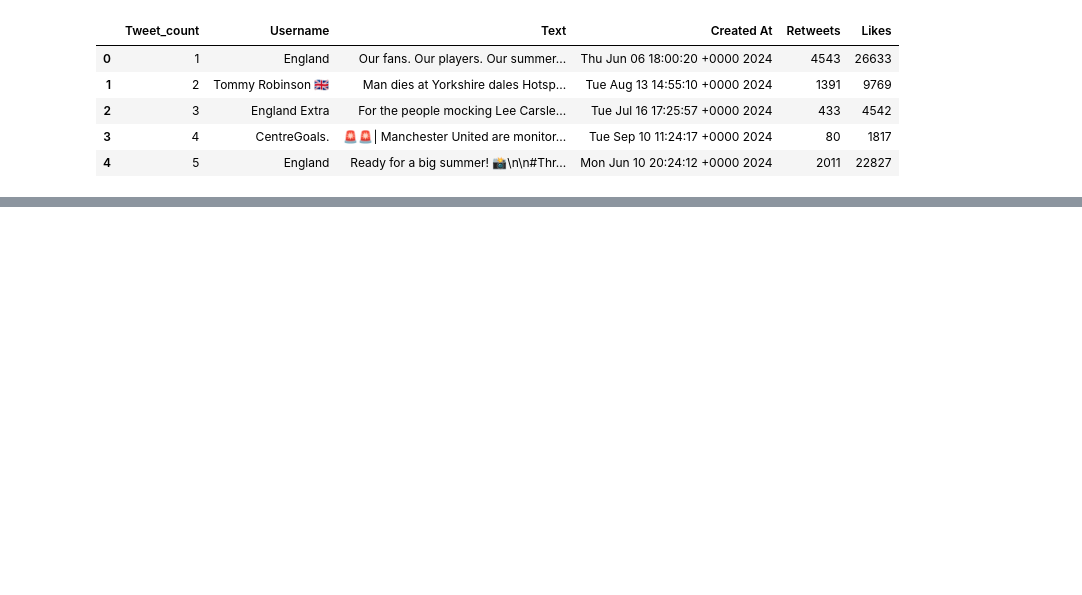
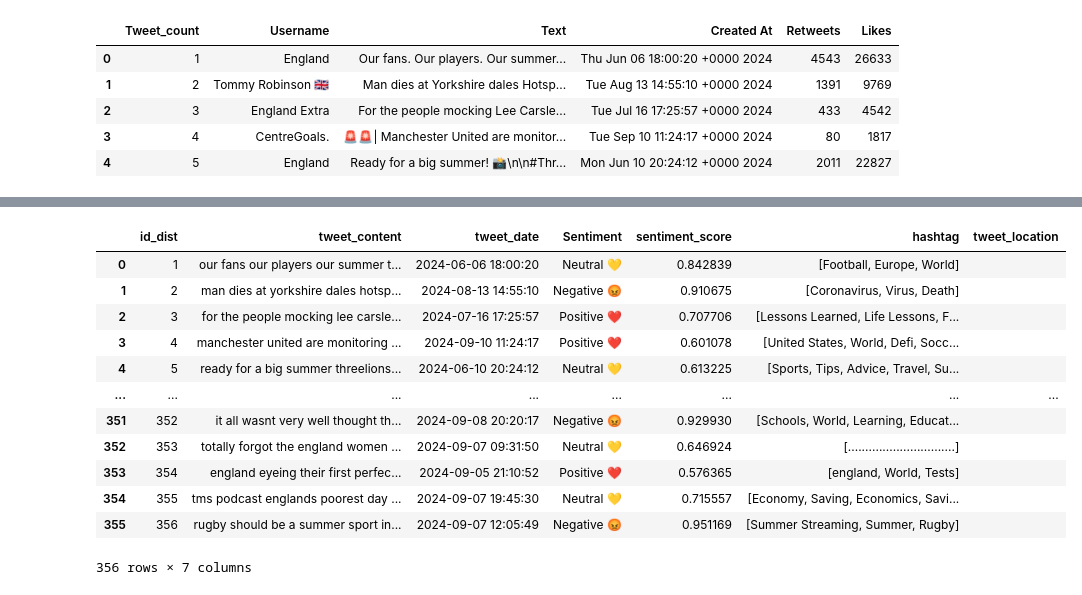
Before and after one commit to triom/LIVE-TWITTER-SENTIMENT-ANALYSIS, a Jupyter notebook: src/draft.ipynb, the cells around one changed output, grey strips where cells are left out. Cells and saved outputs as stored; diff of their text form; code cells hidden in the pictures; blank space fills up the shorter version.

```diff
--- a/src/draft.ipynb
+++ b/src/draft.ipynb
@@ -150,0 +165,21 @@ df_with_hashtags.head()
+# %%
+# Assign unique IDs
+df_with_hashtags['id_dist'] = range(1, len(df_with_hashtags) + 1)
+# %%
+df_with_hashtags['tweet_location'] = ""
+# %%
+df_with_hashtags
+# %% [output]
+|  | id_dist | tweet_content | tweet_date | Sentiment | sentiment_score | hashtag | tweet_location |
+| 0 | 1 | our fans our players our summer t... | 2024-06-06 18:00:20 | Neutral 💛 | 0.842839 | [Football, Europe, World] |  |
+| 1 | 2 | man dies at yorkshire dales hotsp... | 2024-08-13 14:55:10 | Negative 😡 | 0.910675 | [Coronavirus, Virus, Death] |  |
+| 2 | 3 | for the people mocking lee carsle... | 2024-07-16 17:25:57 | Positive ❤️ | 0.707706 | [Lessons Learned, Life Lessons, F... |  |
+| 3 | 4 | manchester united are monitoring ... | 2024-09-10 11:24:17 | Positive ❤️ | 0.601078 | [United States, World, Defi, Socc... |  |
+| 4 | 5 | ready for a big summer threelions... | 2024-06-10 20:24:12 | Neutral 💛 | 0.613225 | [Sports, Tips, Advice, Travel, Su... |  |
+| ... | ... | ... | ... | ... | ... | ... | ... |
+| 351 | 352 | it all wasnt very well thought th... | 2024-09-08 20:20:17 | Negative 😡 | 0.929930 | [Schools, World, Learning, Educat... |  |
+| 352 | 353 | totally forgot the england women ... | 2024-09-07 09:31:50 | Neutral 💛 | 0.646924 | [...............................] |  |
+| 353 | 354 | england eyeing their first perfec... | 2024-09-05 21:10:52 | Positive ❤️ | 0.576365 | [england, World, Tests] |  |
+| 354 | 355 | tms podcast englands poorest day ... | 2024-09-07 19:45:30 | Neutral 💛 | 0.715557 | [Economy, Saving, Economics, Savi... |  |
+| 355 | 356 | rugby should be a summer sport in... | 2024-09-07 12:05:49 | Negative 😡 | 0.951169 | [Summer Streaming, Summer, Rugby] |  |
+356 rows × 7 columns
```
Also changed, not shown: parts of 19 cells of this notebook, 3 other files.
